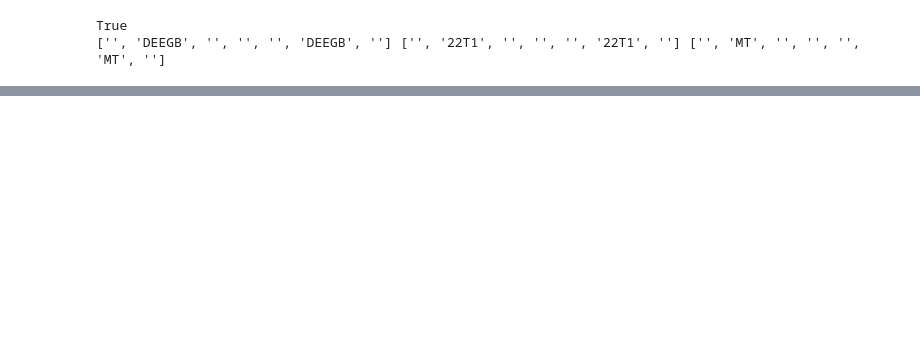
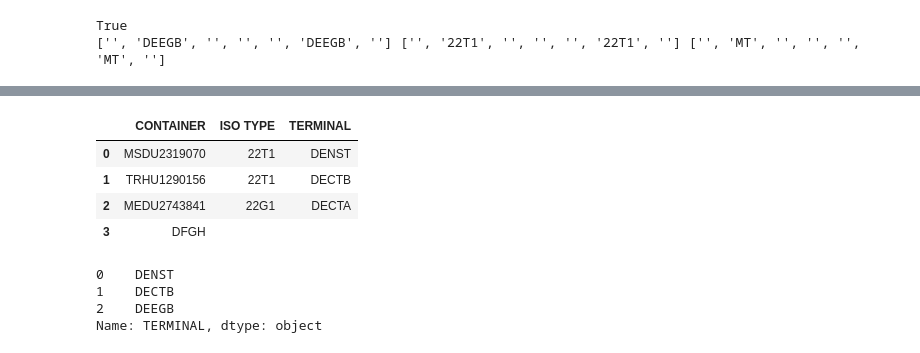
Before and after one commit to marcusberggren/ELL-creation, a Jupyter notebook: src/test.ipynb, the cells around one changed output, grey strips where cells are left out. Drawn from its saved outputs; the diff is of its cells as text; code cells hidden in the pictures; blank space fills up the shorter version.

```diff
--- a/src/test.ipynb
+++ b/src/test.ipynb
@@ -294,14 +294,20 @@ dict3 = {'CONTAINER': ['MSDU2319070', 'TRHU1290156', 'TCKU2174506'], 'ISO TYPE':
 
 dict4 = {'MSDU2319070': ['DEEGB', '22T1', 'MT', 'DG'], 'TRHU1290156': ['DEEGB', '22T1', 'MT', 'DG'], 'MEDU2743841': ['DEEGH', '22G1', 'LA', '']}
 
-dict5 = {'CONTAINER': ['MSDU2319070', 'TRHU1290156', 'MEDU2743841'], 'ISO TYPE': ['22T1', '22T1', '22G1'], 'TERMINAL': ['DEEGB', 'DEEGB', 'DEEGH']}
+dict5 = {'CONTAINER': ['MSDU2319070', 'TRHU1290156', 'MEDU2743841', 'DFGH'], 'ISO TYPE': ['22T1', '22T1', '22G1', ''], 'TERMINAL': ['DENST', 'DECTB', 'DECTA', '']}
 
 list2 = ['MSCU3403789', 'MSDU2319070', 'GESU1329778', 'TTNU1531165', 'TTNU3935438', 'TRHU1290156']
+
+dict6 = {'CONTAINER': ['MSDU2319070', 'TRHU1290156', 'TCKU2174506'], 'ISO TYPE': ['22G1', '22G1', '22G1'], 'TERMINAL': ['DEEGB', 'DEEGB', 'DEEGB']}
+
+dict7 = {'CONTAINER': ['MSDU2319070', 'TRHU1290156', 'TRHU1290156'], 'ISO TYPE': ['22T1', '22T1', '22G1'], 'TERMINAL': ['DEEGB', 'DEEGB', 'DEEGH']}
 
 df2 = pd.DataFrame(dict2)
 df3 = pd.DataFrame(dict3)
 df4 = pd.DataFrame(dict4)
 df5 = pd.DataFrame(dict5)
+df6 = pd.DataFrame(dict6)
+df7 = pd.DataFrame(dict7)
 
 list10 = []
 dict5 = df5.to_dict('list')
@@ -363,0 +376,8 @@ print(df)
+# %%
+df5
+# %% [output]
+|  | CONTAINER | ISO TYPE | TERMINAL |
+| 0 | MSDU2319070 | 22T1 | DENST |
+| 1 | TRHU1290156 | 22T1 | DECTB |
+| 2 | MEDU2743841 | 22G1 | DECTA |
+| 3 | DFGH |  |  |
@@ -363,0 +386,7 @@ print(df)
+# %%
+df3['TERMINAL']
+# %% [output]
+0    DENST
+1    DECTB
+2    DEEGB
+Name: TERMINAL, dtype: object
```
Also changed, not shown: parts of 17 cells of this notebook, 1 other file.
